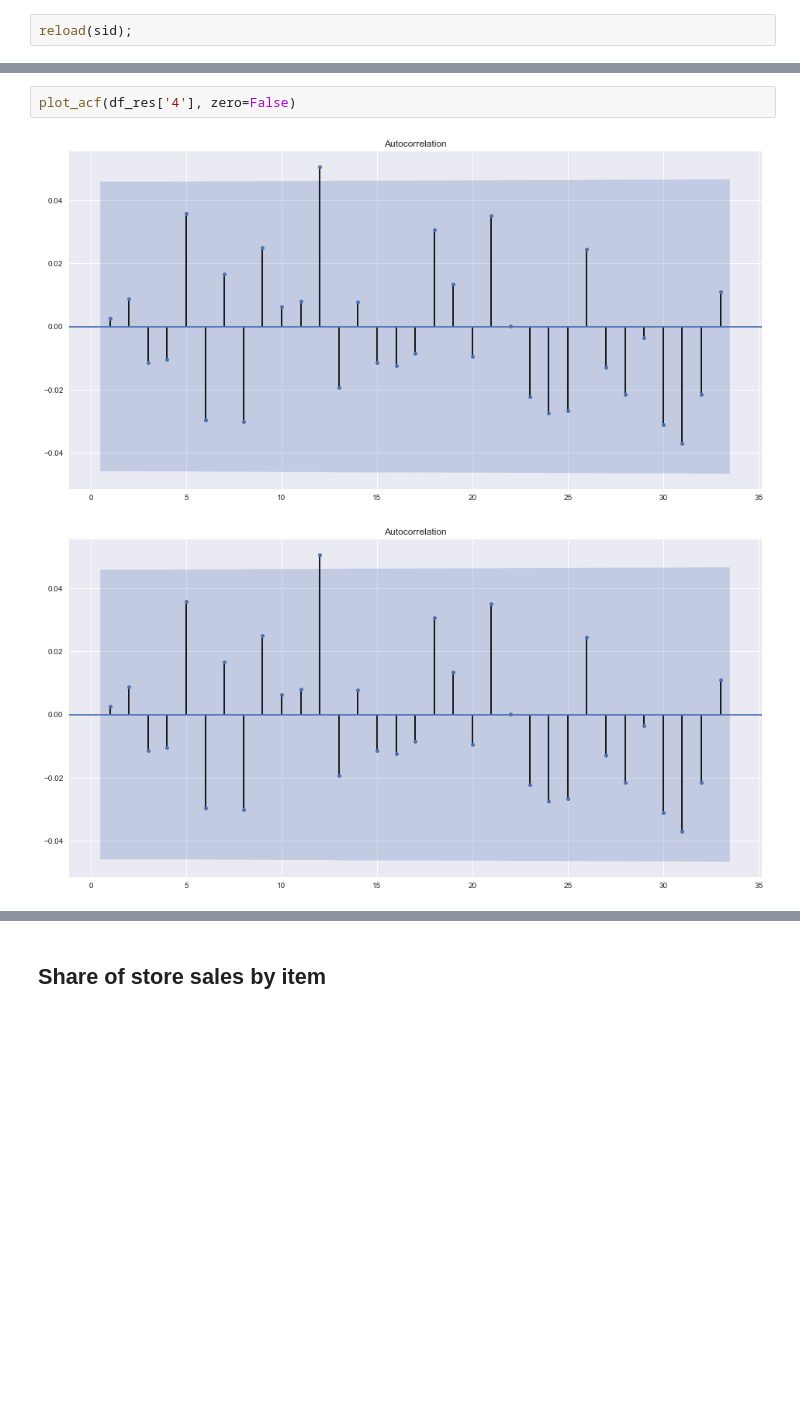
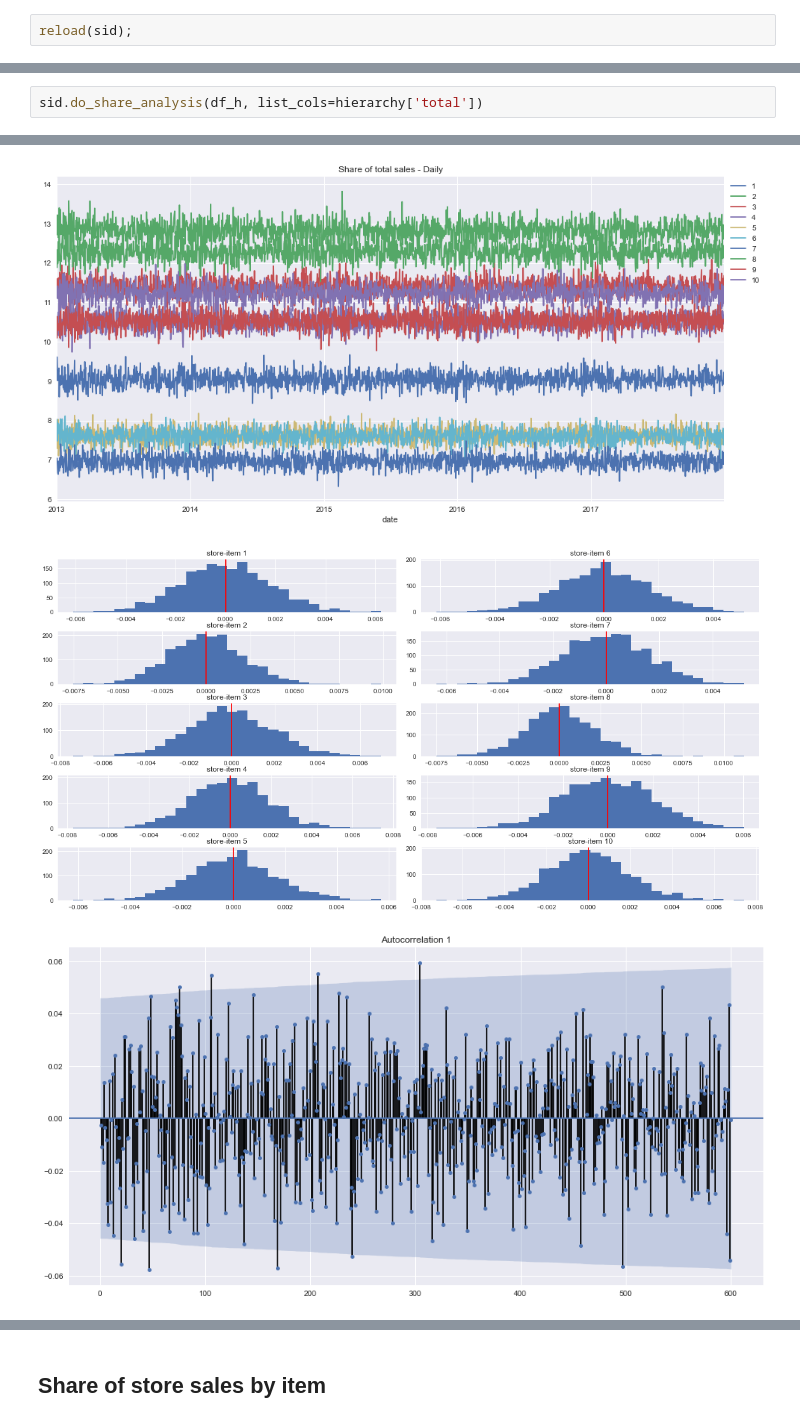
Before and after one commit to mangano/forecasting, a Jupyter notebook: store_item_demand.ipynb, the cells around one changed output, grey strips where cells are left out. Cells and saved outputs as stored; diff of their text form; blank space fills up the shorter version.

Commit message:
share analysis at the store_item level

```diff
--- a/store_item_demand.ipynb
+++ b/store_item_demand.ipynb
@@ -143,5 +54,3 @@ Type:      function
-# %%
-plot_acf(df_res['4'], zero=False)
-# %% [output]
-[figure, removed]
-[figure, removed]
+# %%
+sid.do_share_analysis(df_h, list_cols=hierarchy['total'])
+# %% [output]
@@ -147,0 +59,3 @@ plot_acf(df_res['4'], zero=False)
+[figure, added]
+[figure, added]
+[figure, added]
```
Also changed, not shown: parts of 26 cells of this notebook, 1 other file.
